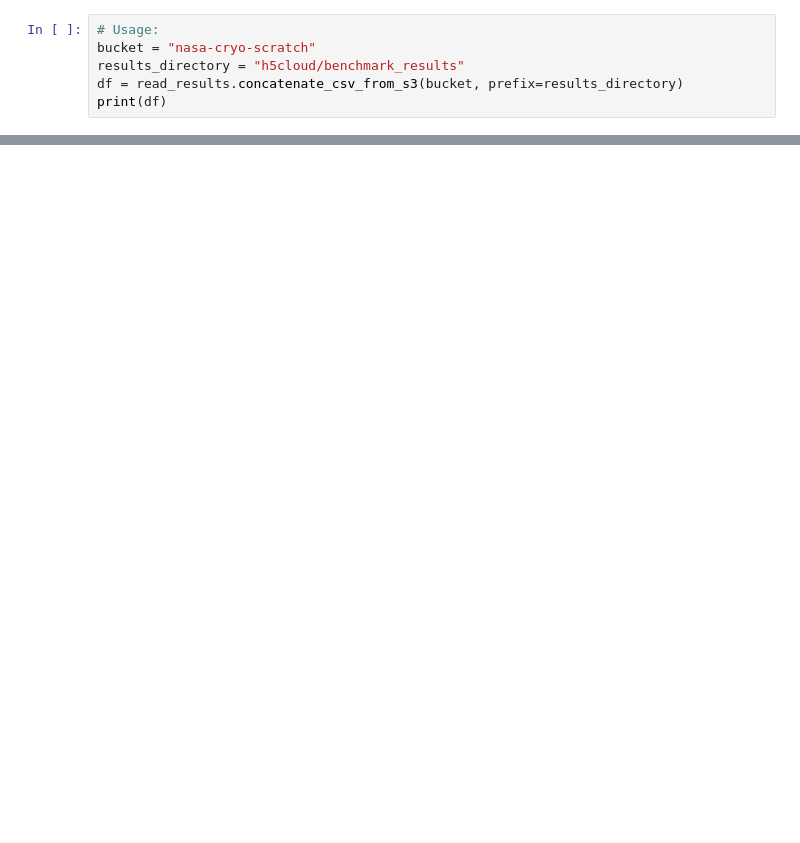
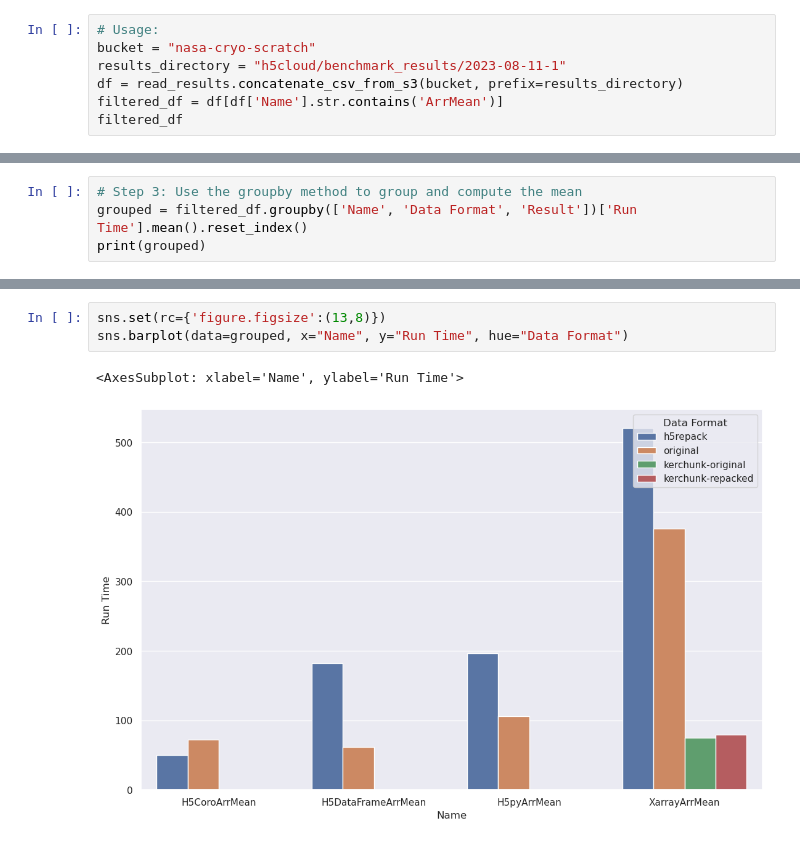
Before and after one commit to ICESAT-2HackWeek/h5cloud, a Jupyter notebook: notebooks/read-results.ipynb, the cells around one changed output, grey strips where cells are left out. Cells and saved outputs as stored; diff of their text form; blank space fills up the shorter version.

Commit message:
Update tests for mean

```diff
--- a/notebooks/read-results.ipynb
+++ b/notebooks/read-results.ipynb
@@ -7,7 +8,8 @@ from helpers import read_results
 # %%
 # Usage:
 bucket = "nasa-cryo-scratch"
-results_directory = "h5cloud/benchmark_results"
+results_directory = "h5cloud/benchmark_results/2023-08-11-1"
 df = read_results.concatenate_csv_from_s3(bucket, prefix=results_directory)
-print(df)
+filtered_df = df[df['Name'].str.contains('ArrMean')]
+filtered_df
 # %% [output]
@@ -32,0 +30,4 @@ print(df)
+# %%
+# Step 3: Use the groupby method to group and compute the mean
+grouped = filtered_df.groupby(['Name', 'Data Format', 'Result'])['Run Time'].mean().reset_index()
+print(grouped)
@@ -32,0 +46,6 @@ print(df)
+# %%
+sns.set(rc={'figure.figsize':(13,8)})
+sns.barplot(data=grouped, x="Name", y="Run Time", hue="Data Format")
+# %% [output]
+<AxesSubplot: xlabel='Name', ylabel='Run Time'>
+[figure, added]
```
Also changed, not shown: parts of 3 cells of this notebook, 3 other files.
